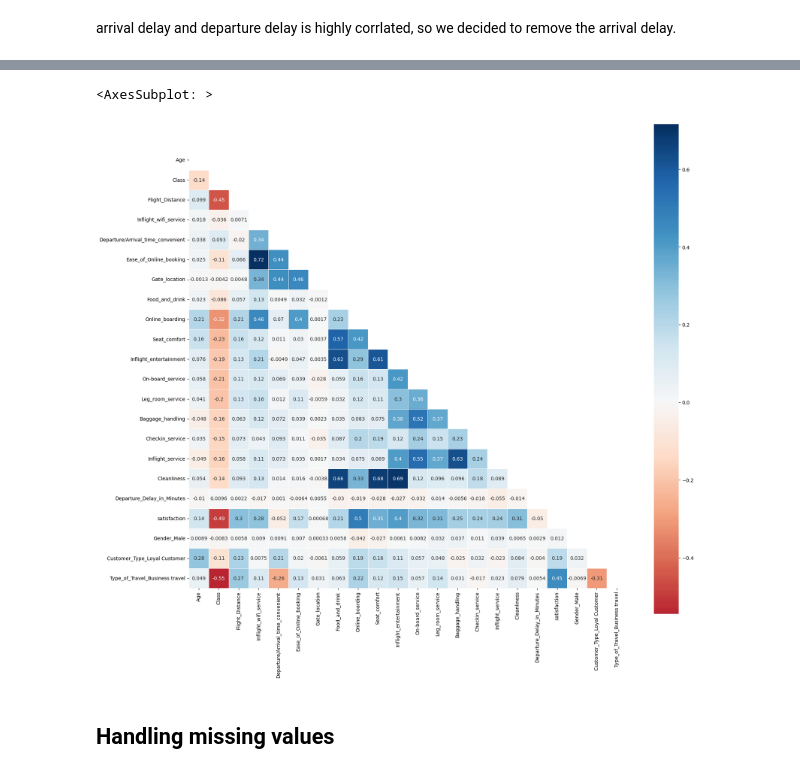
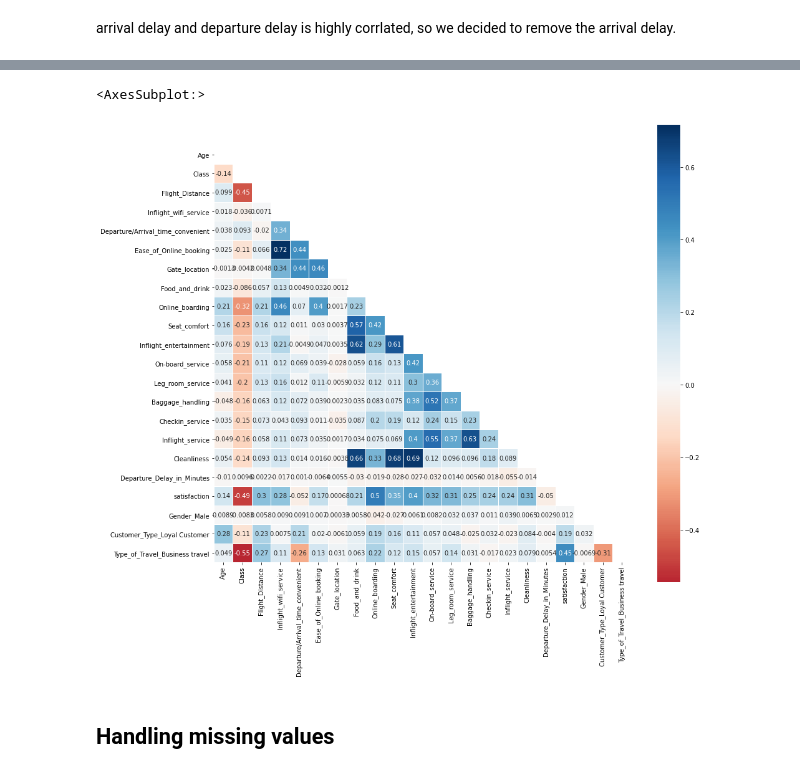
Before and after one commit to shanshanlao/Airline-Passenger-Satisfaction-Prediction, a Jupyter notebook: Code/Airline_data_Basic EDA.ipynb, the cells around one changed output, grey strips where cells are left out. Drawn from its saved outputs; the diff is of its cells as text; code cells hidden in the pictures.

Commit message:
Update Airline_data_Basic EDA.ipynb
clean version

```diff
--- a/Code/Airline_data_Basic EDA.ipynb
+++ b/Code/Airline_data_Basic EDA.ipynb
@@ -19,10 +19,12 @@ warnings.filterwarnings("ignore", category=DeprecationWarning)
 # %%
 #df=pd.read_csv("/content/drive/MyDrive/Colab Notebooks/train.csv")
-# df = pd.read_csv("/Users/dreama.wmy/Documents/McGill/INSY_695_ML/final_project/Train.csv")
+df = pd.read_csv("/Users/dreama.wmy/Documents/McGill/INSY_695_ML/final_project/Train.csv")
 
-url = 'https://raw.githubusercontent.com/McGill-MMA-EnterpriseAnalytics/Airline-Passenger-Satisfaction-Prediction/main/Data/train.csv'
+#url = 'https://raw.githubusercontent.com/McGill-MMA-EnterpriseAnalytics/Airline-Passenger-Satisfaction-Prediction/main/Data/train.csv'
 pd.set_option('display.max_columns', None) # Show all the columns
-df = pd.read_csv(url, index_col=0)
+#df = pd.read_csv(url, index_col=0)
+# %%
+df = df.loc[:, ~df.columns.str.contains('^Unnamed')]
 # %%
 df.head(5)
 # %% [output]
@@ -500,11 +582,11 @@ df2.head(3)
 # %%
 corr = df2.corr()
 mask = np.triu(np.ones_like(corr, dtype=np.bool))
-f, ax = plt.subplots(figsize=(20, 20))
+f, ax = plt.subplots(figsize=(15, 15))
 sns.heatmap(corr, mask=mask, cmap='RdBu', vmax=None, center=0,square=True, annot=True, linewidths=.5, cbar_kws={"shrink": .9})
 # %% [output]
-<AxesSubplot: >
+<AxesSubplot:>
-[figure, old version]
+[figure, new version]
 # %% [markdown]
 ## Handling missing values
 # %%
```
Also changed, not shown: parts of 68 cells of this notebook.
